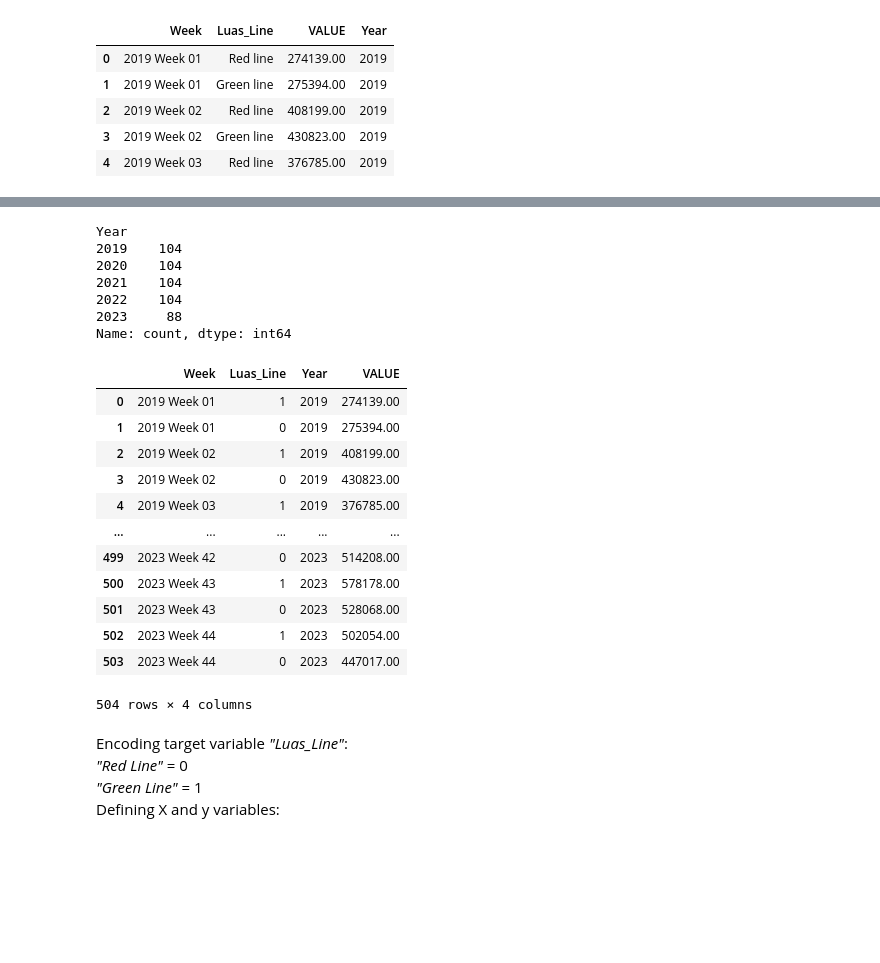
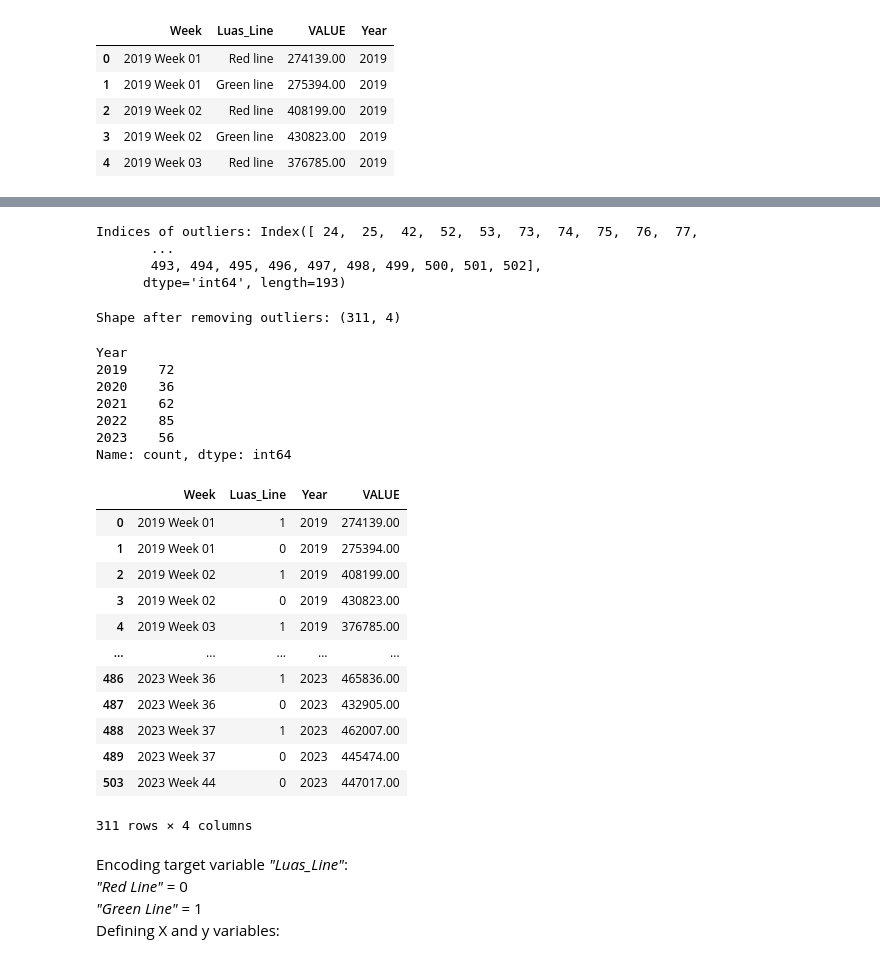
Before and after one commit to JoseRicoCct/CA2_Integrated_Assesment_MSc_Data_Analytics_CCT_Semester_1, a Jupyter notebook: CA2_ML_Code_sba23021_ML_Models.ipynb, the cells around one changed output, grey strips where cells are left out. Drawn from its saved outputs; the diff is of its cells as text; code cells hidden in the pictures; blank space fills up the shorter version.

```diff
--- a/CA2_ML_Code_sba23021_ML_Models.ipynb
+++ b/CA2_ML_Code_sba23021_ML_Models.ipynb
@@ -30,15 +40,40 @@ df.head()
+# %%
+from scipy import stats
+
+# Calculate z-scores
+z_scores = stats.zscore(df['VALUE'])
+
+# Define a threshold for outliers, e.g., 3 standard deviations
+threshold = 1
+outliers = (z_scores > threshold) | (z_scores < -threshold)
+
+# Print and visualize outliers
+print("Indices of outliers:", df[outliers].index)
+# %% [output]
+Indices of outliers: Index([ 24,  25,  42,  52,  53,  73,  74,  75,  76,  77,
+       ...
+       493, 494, 495, 496, 497, 498, 499, 500, 501, 502],
+      dtype='int64', length=193)
+# %%
+# Remove outliers
+df_no_outliers = df[~outliers]
+
+# Check the shape of the new dataframe
+print("Shape after removing outliers:", df_no_outliers.shape)
+# %% [output]
+Shape after removing outliers: (311, 4)
 # %%
 # Move the 'Year' column to the second position
-df.insert(2, 'Year', df.pop('Year'))
+df_no_outliers.insert(2, 'Year', df_no_outliers.pop('Year'))
 # %%
 # Counting the values that each year has:
-year_counts = df['Year'].value_counts().sort_index()
+year_counts = df_no_outliers['Year'].value_counts().sort_index()
 year_counts
 # %% [output]
 Year
-2019    104
-2020    104
-2021    104
-2022    104
-2023     88
+2019    72
+2020    36
+2021    62
+2022    85
+2023    56
 Name: count, dtype: int64
@@ -45,25 +91,25 @@ Name: count, dtype: int64
 # %%
 # Creating a LabelEncoder instance
 le = LabelEncoder()
 
 # Encoding the 'Sex' column
-df['Luas_Line'] = le.fit_transform(df['Luas_Line'])
+df_no_outliers['Luas_Line'] = le.fit_transform(df_no_outliers['Luas_Line'])
 
-df
+df_no_outliers
 # %% [output]
 |  | Week | Luas_Line | Year | VALUE |
 | 0 | 2019 Week 01 | 1 | 2019 | 274139.00 |
 | 1 | 2019 Week 01 | 0 | 2019 | 275394.00 |
 | 2 | 2019 Week 02 | 1 | 2019 | 408199.00 |
 | 3 | 2019 Week 02 | 0 | 2019 | 430823.00 |
 | 4 | 2019 Week 03 | 1 | 2019 | 376785.00 |
 | ... | ... | ... | ... | ... |
-| 499 | 2023 Week 42 | 0 | 2023 | 514208.00 |
-| 500 | 2023 Week 43 | 1 | 2023 | 578178.00 |
-| 501 | 2023 Week 43 | 0 | 2023 | 528068.00 |
-| 502 | 2023 Week 44 | 1 | 2023 | 502054.00 |
+| 486 | 2023 Week 36 | 1 | 2023 | 465836.00 |
+| 487 | 2023 Week 36 | 0 | 2023 | 432905.00 |
+| 488 | 2023 Week 37 | 1 | 2023 | 462007.00 |
+| 489 | 2023 Week 37 | 0 | 2023 | 445474.00 |
 | 503 | 2023 Week 44 | 0 | 2023 | 447017.00 |
-504 rows × 4 columns
+311 rows × 4 columns
 # %% [markdown]
 Encoding target variable *"Luas_Line"*:<br>
 *"Red Line"* = 0 <br>
```
Also changed, not shown: parts of 7 cells of this notebook, 1 other file.
